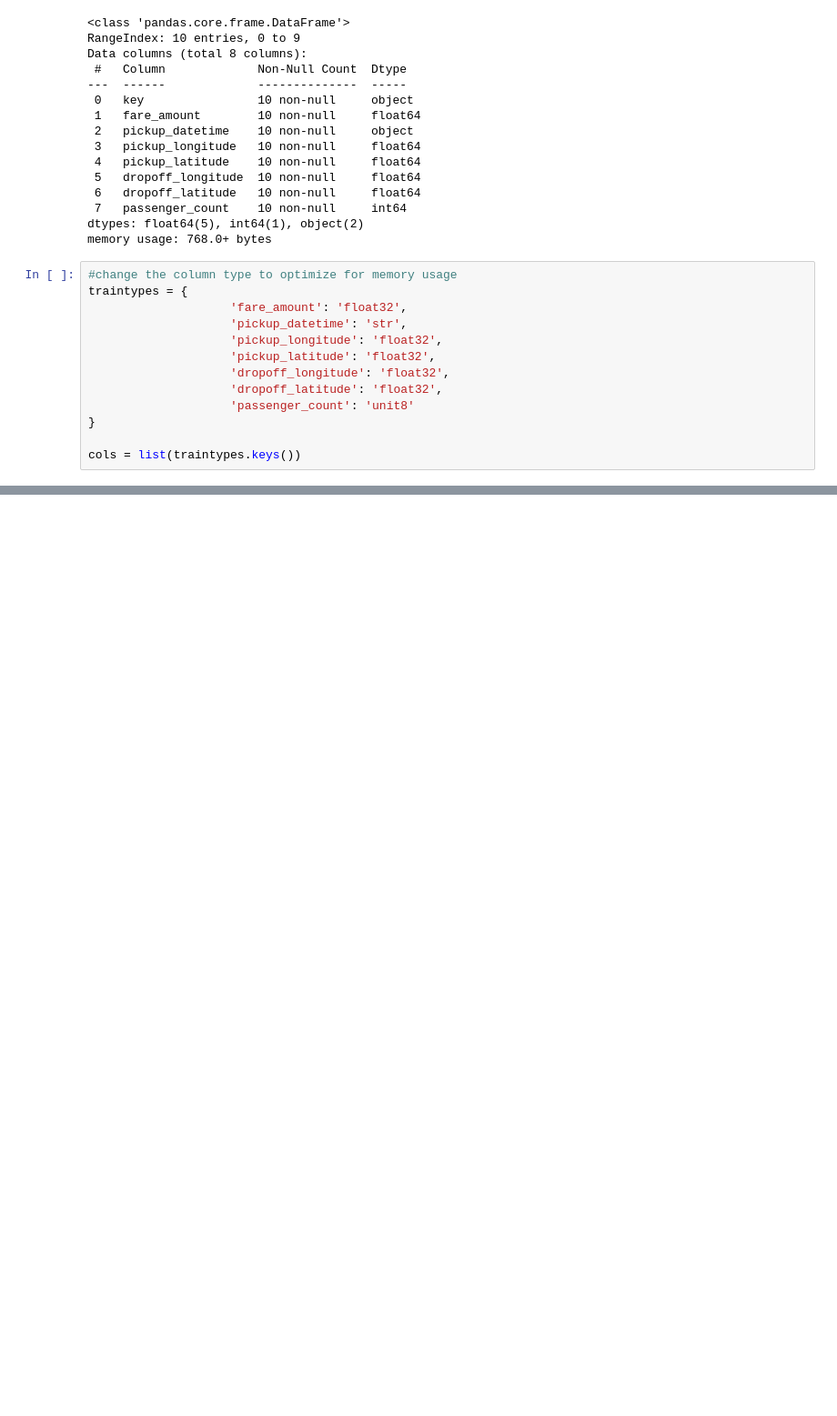
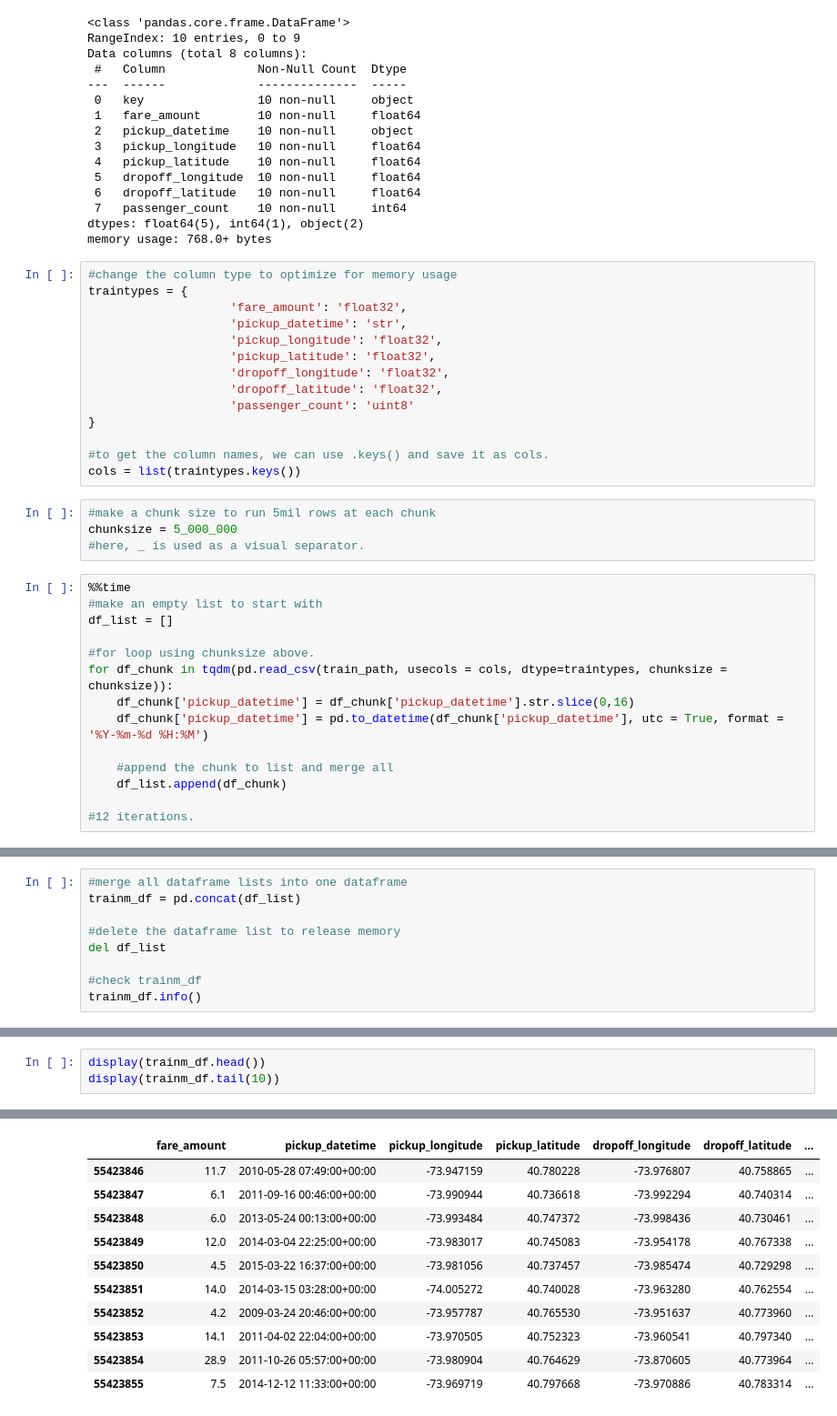
Before and after one commit to bee5633/NYCTaxi, a Jupyter notebook: NYCTaxi.ipynb, the cells around one changed output, grey strips where cells are left out. Shown at 91% size. Cells and saved outputs as stored; diff of their text form; blank space fills up the shorter version.

```diff
--- a/NYCTaxi.ipynb
+++ b/NYCTaxi.ipynb
@@ -92,7 +95,26 @@ traintypes = {
                     'pickup_latitude': 'float32',
                     'dropoff_longitude': 'float32',
                     'dropoff_latitude': 'float32',
-                    'passenger_count': 'unit8'
+                    'passenger_count': 'uint8'
 }
 
+#to get the column names, we can use .keys() and save it as cols.
 cols = list(traintypes.keys())
+# %%
+#make a chunk size to run 5mil rows at each chunk
+chunksize = 5_000_000
+#here, _ is used as a visual separator.
+# %%
+%%time
+#make an empty list to start with
+df_list = []
+
+#for loop using chunksize above.
+for df_chunk in tqdm(pd.read_csv(train_path, usecols = cols, dtype=traintypes, chunksize = chunksize)):
+    df_chunk['pickup_datetime'] = df_chunk['pickup_datetime'].str.slice(0,16)
+    df_chunk['pickup_datetime'] = pd.to_datetime(df_chunk['pickup_datetime'], utc = True, format = '%Y-%m-%d %H:%M')
+
+    #append the chunk to list and merge all
+    df_list.append(df_chunk)
+
+#12 iterations.
@@ -98,0 +145,9 @@ cols = list(traintypes.keys())
+# %%
+#merge all dataframe lists into one dataframe
+trainm_df = pd.concat(df_list)
+
+#delete the dataframe list to release memory
+del df_list
+
+#check trainm_df
+trainm_df.info()
@@ -98,0 +169,4 @@ cols = list(traintypes.keys())
+# %%
+display(trainm_df.head())
+display(trainm_df.tail(10))
+# %% [output]
@@ -98,0 +179,11 @@ cols = list(traintypes.keys())
+|  | fare_amount | pickup_datetime | pickup_longitude | pickup_latitude | dropoff_longitude | dropoff_latitude | ... |
+| 55423846 | 11.7 | 2010-05-28 07:49:00+00:00 | -73.947159 | 40.780228 | -73.976807 | 40.758865 | ... |
+| 55423847 | 6.1 | 2011-09-16 00:46:00+00:00 | -73.990944 | 40.736618 | -73.992294 | 40.740314 | ... |
+| 55423848 | 6.0 | 2013-05-24 00:13:00+00:00 | -73.993484 | 40.747372 | -73.998436 | 40.730461 | ... |
+| 55423849 | 12.0 | 2014-03-04 22:25:00+00:00 | -73.983017 | 40.745083 | -73.954178 | 40.767338 | ... |
+| 55423850 | 4.5 | 2015-03-22 16:37:00+00:00 | -73.981056 | 40.737457 | -73.985474 | 40.729298 | ... |
+| 55423851 | 14.0 | 2014-03-15 03:28:00+00:00 | -74.005272 | 40.740028 | -73.963280 | 40.762554 | ... |
+| 55423852 | 4.2 | 2009-03-24 20:46:00+00:00 | -73.957787 | 40.765530 | -73.951637 | 40.773960 | ... |
+| 55423853 | 14.1 | 2011-04-02 22:04:00+00:00 | -73.970505 | 40.752323 | -73.960541 | 40.797340 | ... |
+| 55423854 | 28.9 | 2011-10-26 05:57:00+00:00 | -73.980904 | 40.764629 | -73.870605 | 40.773964 | ... |
+| 55423855 | 7.5 | 2014-12-12 11:33:00+00:00 | -73.969719 | 40.797668 | -73.970886 | 40.783314 | ... |
```
Also changed, not shown: parts of 8 cells of this notebook.
